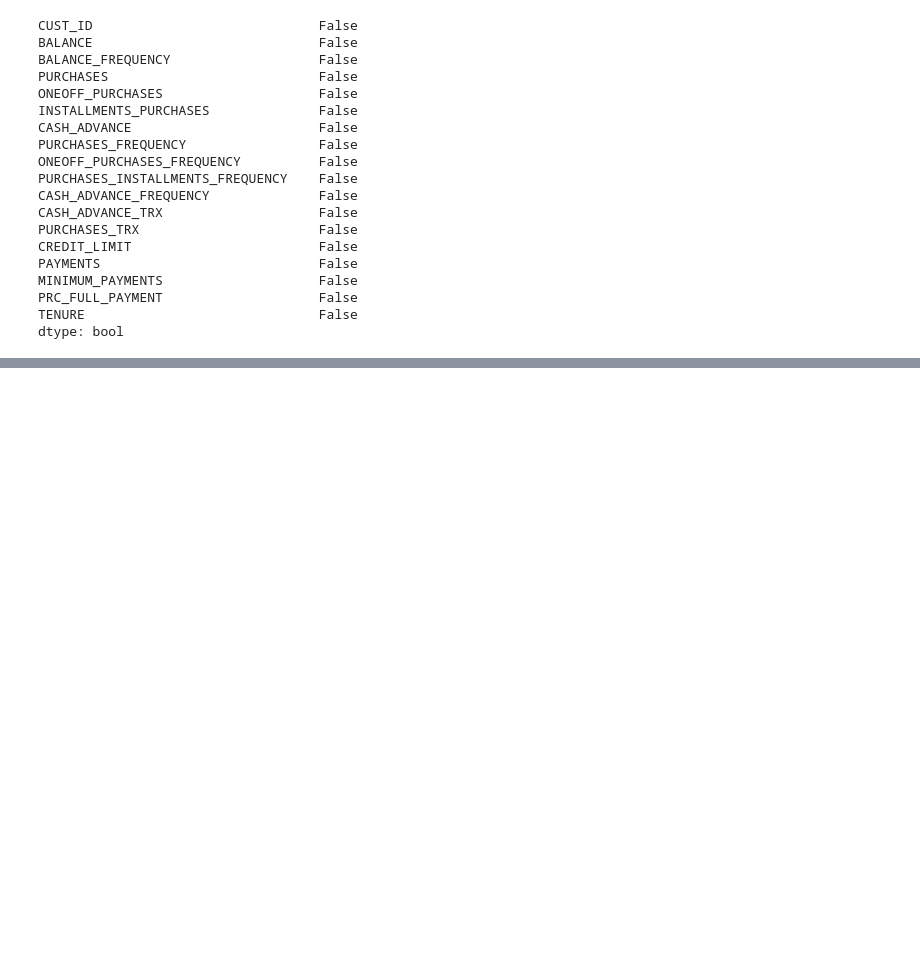
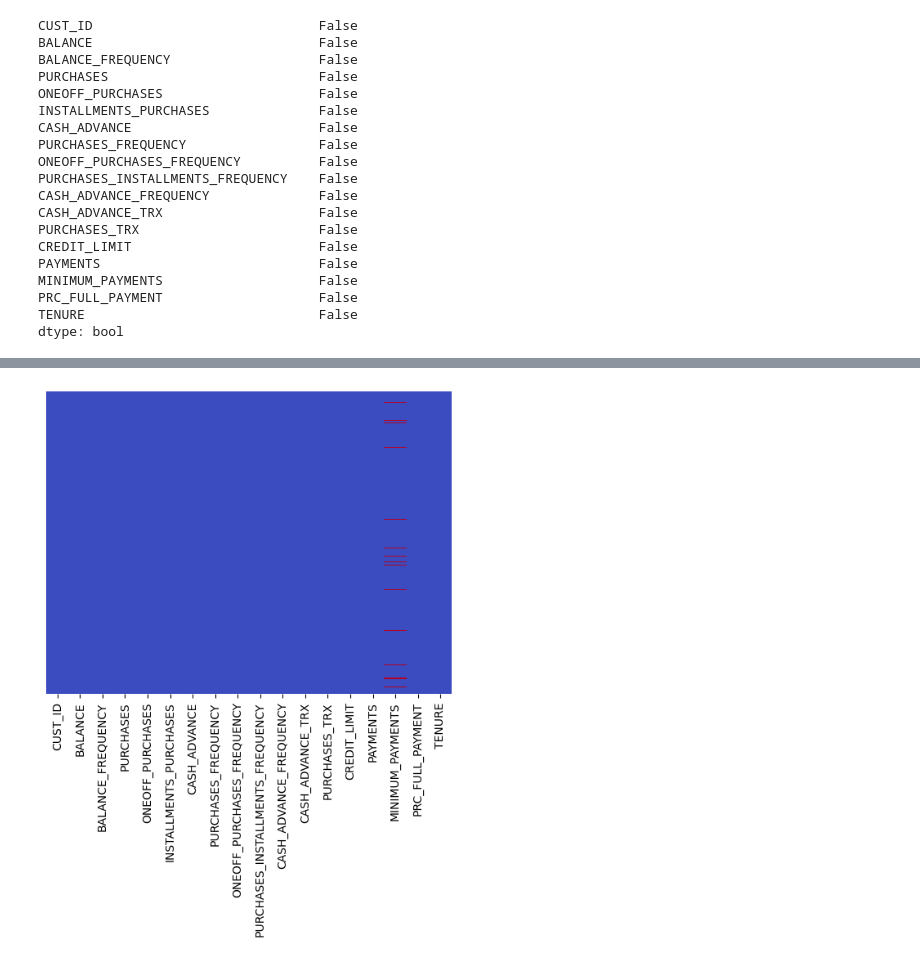
Before and after one commit to pentakll4002/marketing_department, a Jupyter notebook: experiments.ipynb, the cells around one changed output, grey strips where cells are left out. Cells and saved outputs as stored; diff of their text form; code cells hidden in the pictures; blank space fills up the shorter version.

```diff
--- a/experiments.ipynb
+++ b/experiments.ipynb
@@ -92,0 +103,6 @@ creditcard_df['CASH_ADVANCE'].max()
+# %%
+# Let's see if we have any missing data, luckily we don't!
+sns.heatmap(df.isnull(), yticklabels = False, cbar = False, cmap="coolwarm")
+plt.show()
+# %% [output]
+[figure, added]
```
Also changed, not shown: parts of 47 cells of this notebook.
